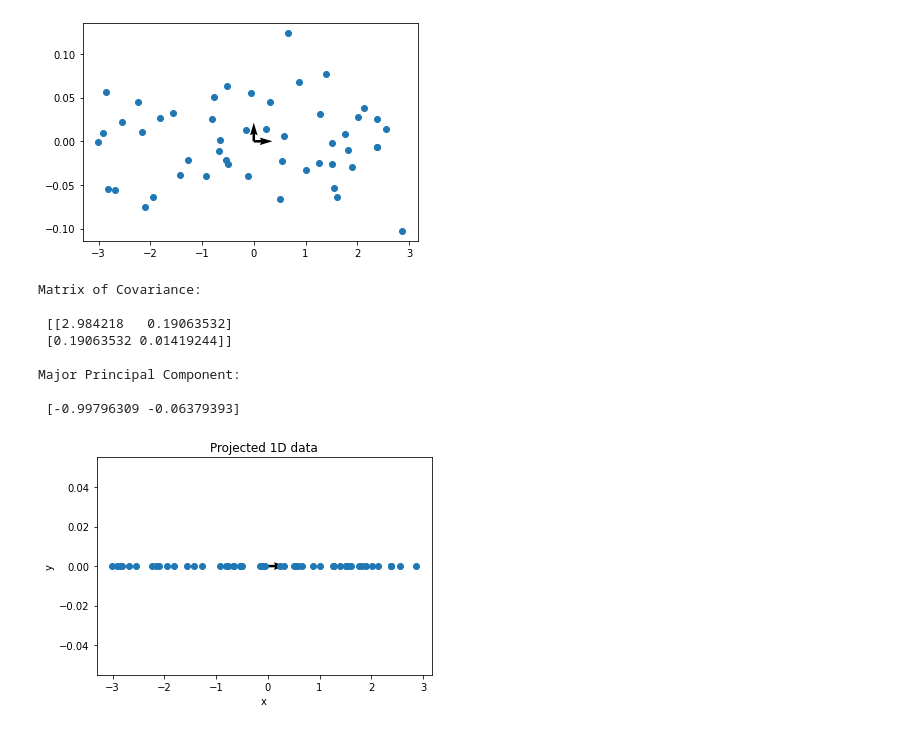
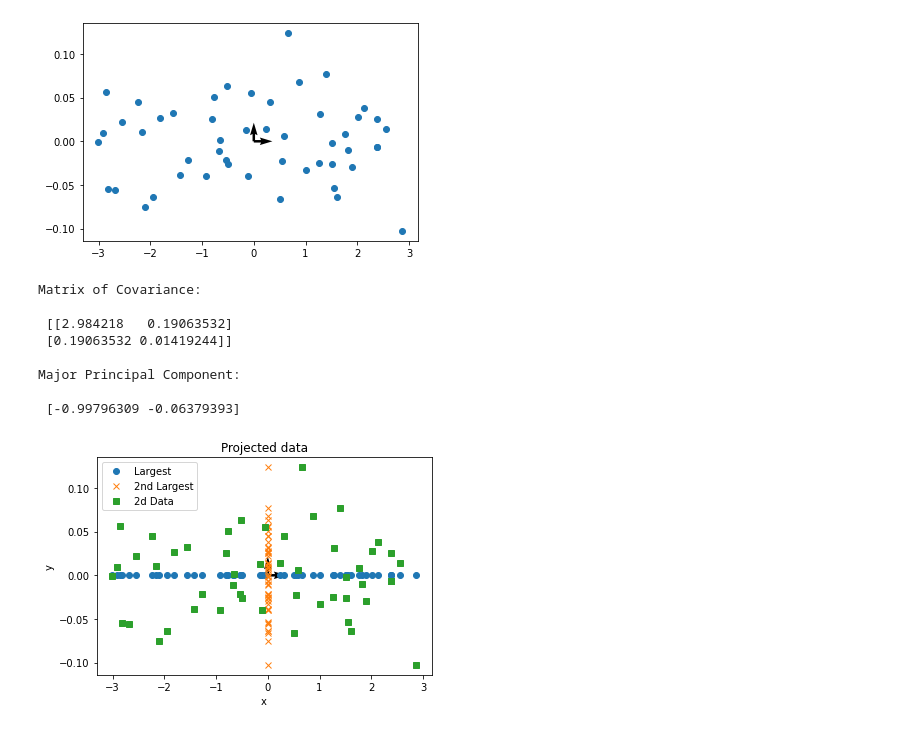
Before and after one commit to Marcupio/LinearAlg_Coursework, a Jupyter notebook: Week8/pca_2dim.ipynb, the cells around one changed output. Saved outputs shown, nothing was run; the diff lists cells and outputs as text; code cells hidden in the pictures.

```diff
--- a/Week8/pca_2dim.ipynb
+++ b/Week8/pca_2dim.ipynb
@@ -73,36 +73,39 @@ plt.quiver(0, 0, 0*np.sqrt(medium_eigenval), 1*np.sqrt(medium_eigenval))
 eigenvec_1d=largest_eigenvec
 
 data_1d = data_m@eigenvec_1d #Projects the data along the largest eigenvector 'direction'
-
+data_1d_1 = data_m@medium_eigenvec
 #% Plot the 1D data
 #figure;
 #repmat(0, size(data_1d.transpose(),1), 1)
 ys = np.zeros((len(data_1d),1))
-plt.plot(data_1d, ys , 'o')
+plt.plot(data_1d, ys , 'o', label = "Largest")
+plt.plot(ys, data_1d_1, 'x',label = "2nd Largest")
+plt.plot(data_2d[:,0], data_2d[:,1], 's' ,label = '2d Data')
 plt.set_cmap('Greys')
 
 #% Plot the eigenvector
 #hold on;
 plt.quiver(0, 0, 1*np.sqrt(largest_eigenval), 0*np.sqrt(largest_eigenval))
+plt.quiver(0,0,0, 1*np.sqrt(medium_eigenval))
 #hold on;
 
 #% Set the axis labels
 plt.xlabel('x')
 plt.ylabel('y')
-
-plt.title('Projected 1D data')
+plt.legend()
+plt.title('Projected data')
 #grid on;
 
 print("Matrix of Covariance: \n\n", Sx, "\n")
 print("Major Principal Component: \n\n",V[:,0],"\n")
 #disp("End of the program");
 # %% [output]
 Matrix of Covariance:
 
  [[2.984218   0.19063532]
  [0.19063532 0.01419244]]
 
 Major Principal Component:
 
  [-0.99796309 -0.06379393]
-[figure, old version]
+[figure, new version]
```
Also changed, not shown: parts of 1 cell of this notebook.
